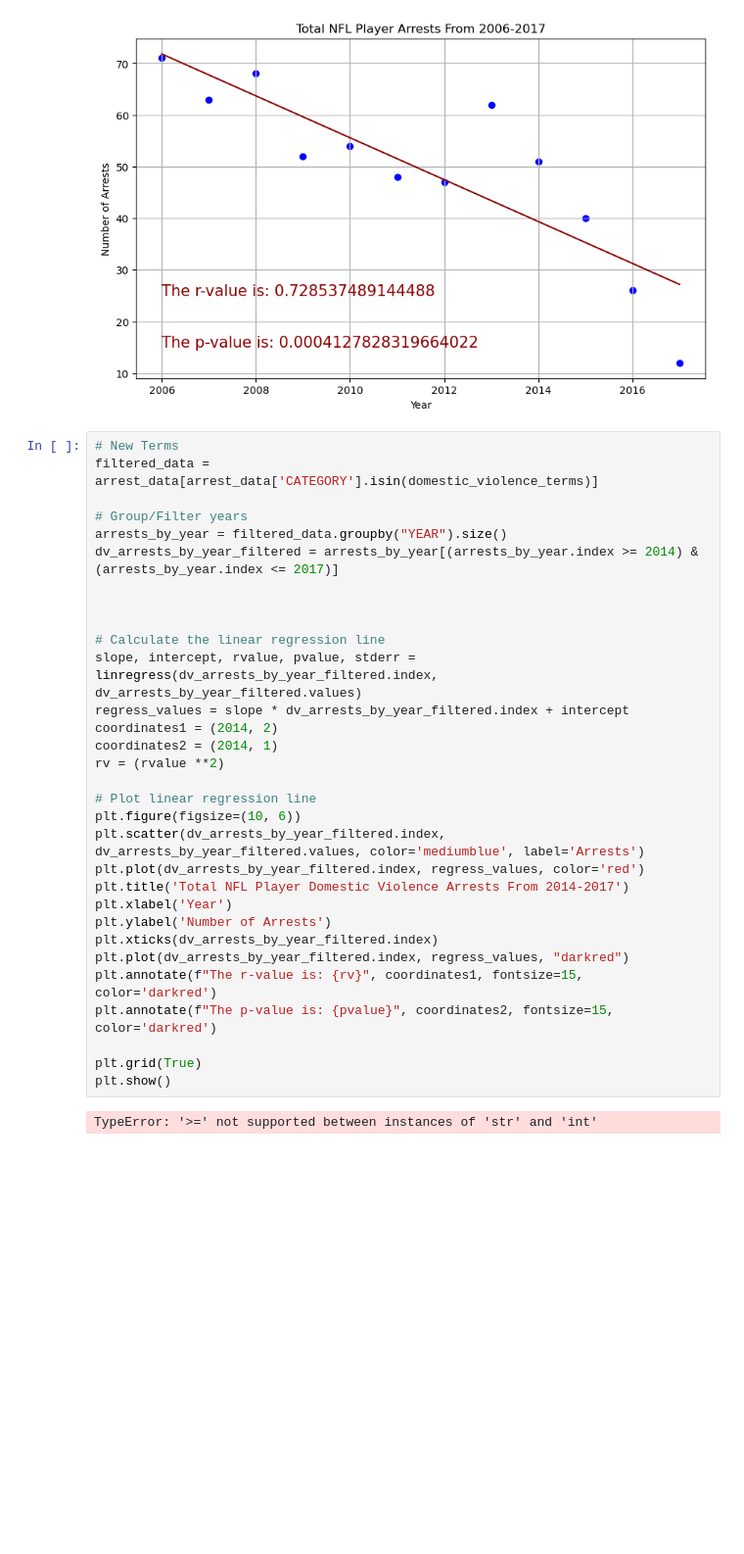
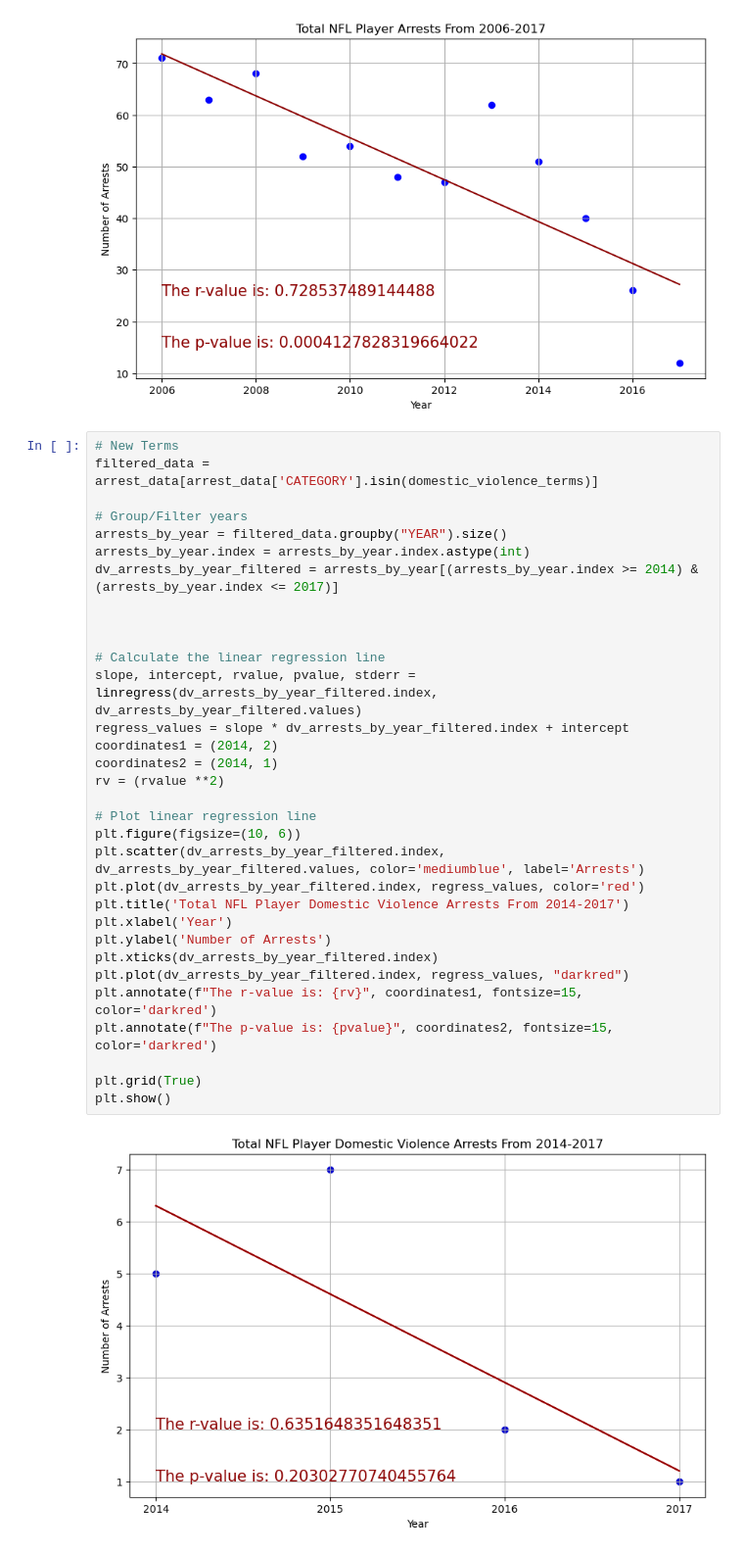
Before and after one commit to jystyn/nfl_arrest_analysis, a Jupyter notebook: 01_charts.ipynb, the cells around one changed output. Shown at 98% size. Drawn from its saved outputs; the diff is of its cells as text; blank space fills up the shorter version.

Commit message:
New 2014-2017 DV Graph

```diff
--- a/01_charts.ipynb
+++ b/01_charts.ipynb
@@ -214,31 +214,32 @@ plt.show()
 filtered_data = arrest_data[arrest_data['CATEGORY'].isin(domestic_violence_terms)]
 
 # Group/Filter years
 arrests_by_year = filtered_data.groupby("YEAR").size()
+arrests_by_year.index = arrests_by_year.index.astype(int)
 dv_arrests_by_year_filtered = arrests_by_year[(arrests_by_year.index >= 2014) & (arrests_by_year.index <= 2017)]
 
 
 
 # Calculate the linear regression line
 slope, intercept, rvalue, pvalue, stderr = linregress(dv_arrests_by_year_filtered.index, dv_arrests_by_year_filtered.values)
 regress_values = slope * dv_arrests_by_year_filtered.index + intercept
 coordinates1 = (2014, 2)
 coordinates2 = (2014, 1)
 rv = (rvalue **2)
 
 # Plot linear regression line
 plt.figure(figsize=(10, 6))
 plt.scatter(dv_arrests_by_year_filtered.index, dv_arrests_by_year_filtered.values, color='mediumblue', label='Arrests')
 plt.plot(dv_arrests_by_year_filtered.index, regress_values, color='red')
 plt.title('Total NFL Player Domestic Violence Arrests From 2014-2017')
 plt.xlabel('Year')
 plt.ylabel('Number of Arrests')
 plt.xticks(dv_arrests_by_year_filtered.index)
 plt.plot(dv_arrests_by_year_filtered.index, regress_values, "darkred")
 plt.annotate(f"The r-value is: {rv}", coordinates1, fontsize=15, color='darkred')
 plt.annotate(f"The p-value is: {pvalue}", coordinates2, fontsize=15, color='darkred')
 
 plt.grid(True)
 plt.show()
 # %% [output]
-TypeError: '>=' not supported between instances of 'str' and 'int'
+[figure, added]
```
